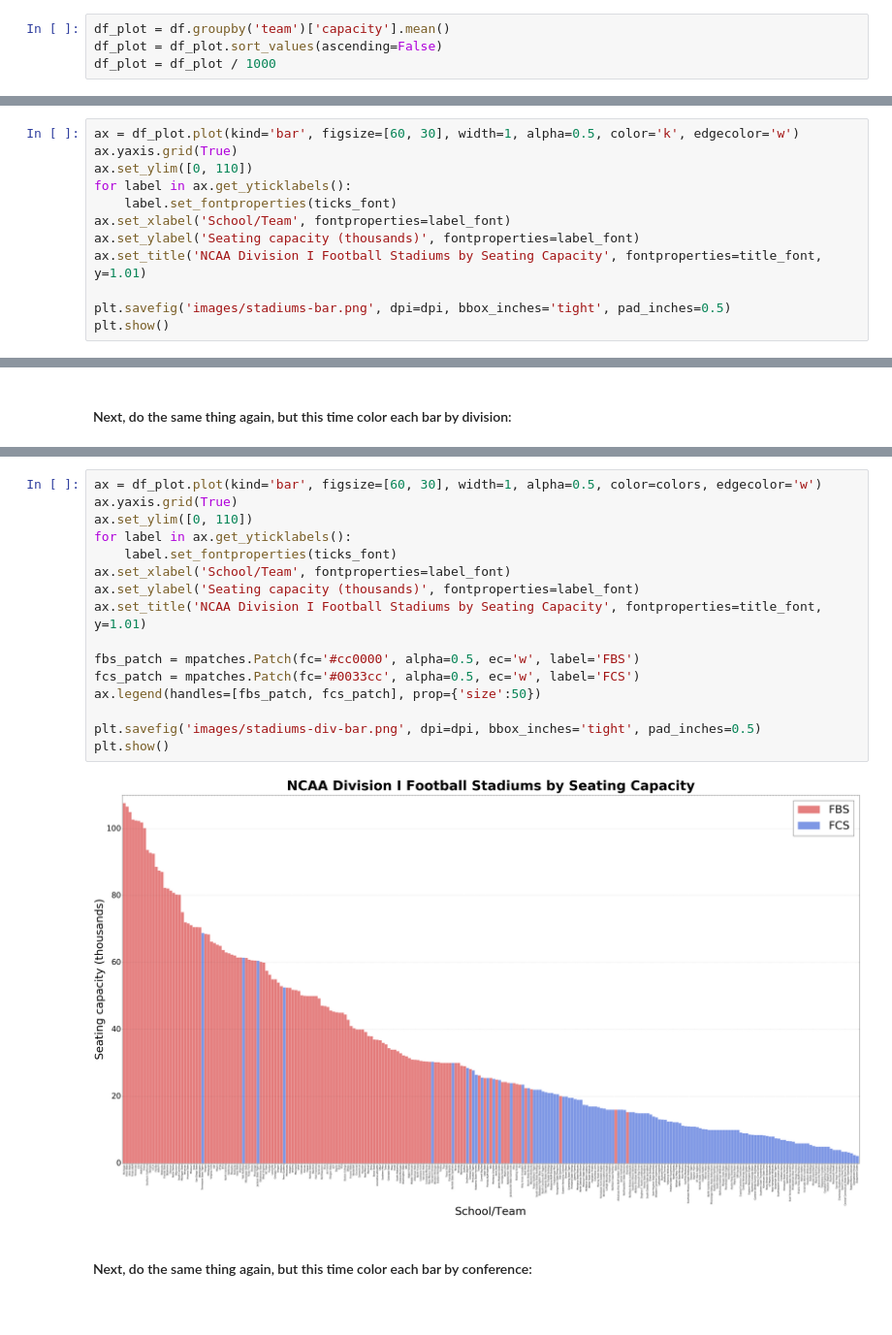
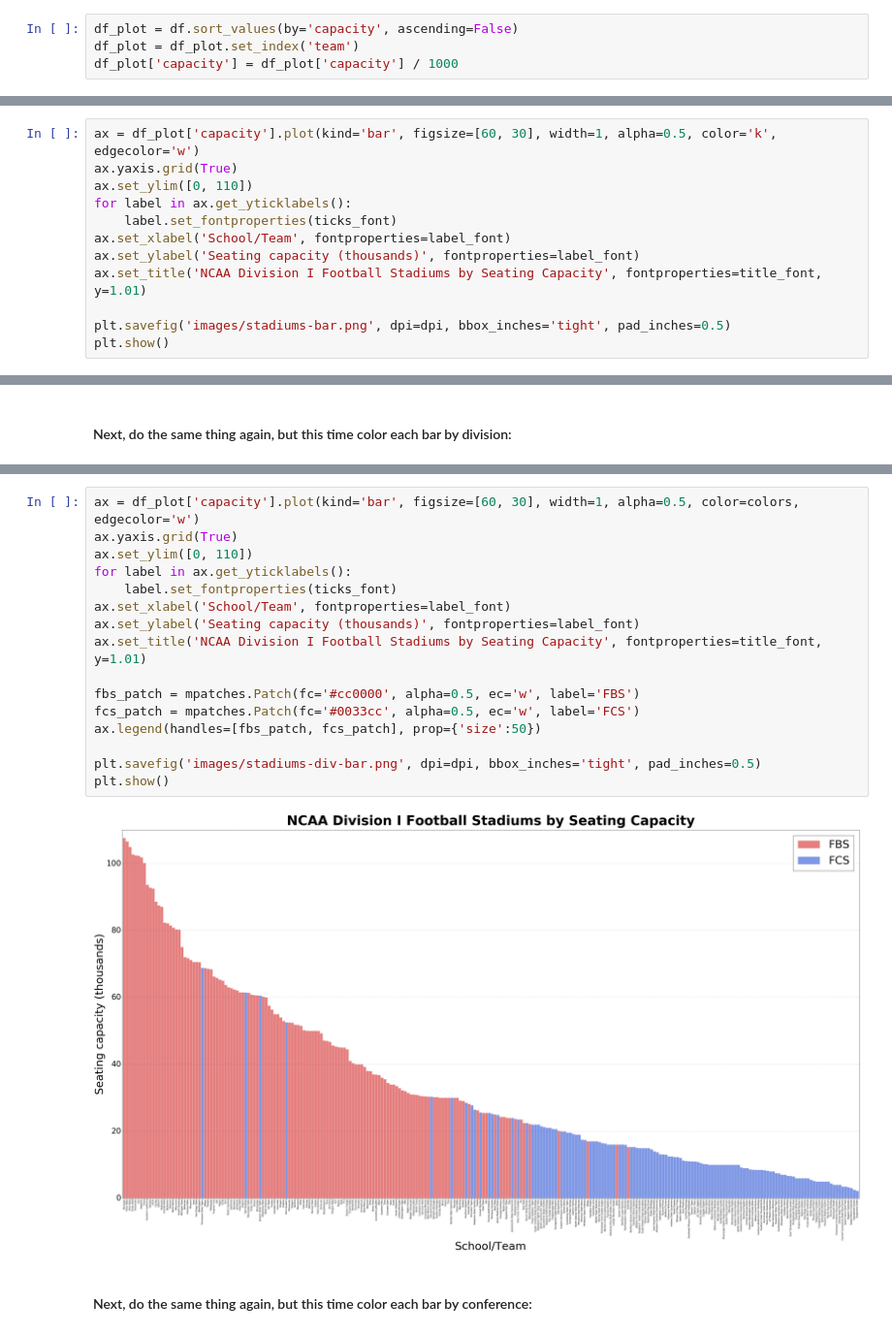
Before and after one commit to gboeing/data-visualization, a Jupyter notebook: ncaa-football-stadiums/visualize-football-stadiums.ipynb, the cells around one changed output, grey strips where cells are left out. Shown at 97% size. Saved outputs shown, nothing was run; the diff lists cells and outputs as text.

```diff
--- a/ncaa-football-stadiums/visualize-football-stadiums.ipynb
+++ b/ncaa-football-stadiums/visualize-football-stadiums.ipynb
@@ -57,7 +57,7 @@ plt.show()
 # %% [markdown]
 ## Visualize the seating capacity by school/team
 # %%
-df_plot = df.groupby('team')['capacity'].mean()
-df_plot = df_plot.sort_values(ascending=False)
-df_plot = df_plot / 1000
+df_plot = df.sort_values(by='capacity', ascending=False)
+df_plot = df_plot.set_index('team')
+df_plot['capacity'] = df_plot['capacity'] / 1000
 # %%
@@ -78,7 +78,7 @@ title_font = fm.FontProperties(family='Bitstream Vera Sans', style='normal', siz
 label_font = fm.FontProperties(family='Bitstream Vera Sans', style='normal', size=50, weight='normal', stretch='normal')
 ticks_font = fm.FontProperties(family='Bitstream Vera Sans', style='normal', size=35, weight='normal', stretch='normal')
 # %%
-ax = df_plot.plot(kind='bar', figsize=[60, 30], width=1, alpha=0.5, color='k', edgecolor='w')
+ax = df_plot['capacity'].plot(kind='bar', figsize=[60, 30], width=1, alpha=0.5, color='k', edgecolor='w')
 ax.yaxis.grid(True)
 ax.set_ylim([0, 110])
 for label in ax.get_yticklabels():
@@ -97,23 +98,23 @@ plt.show()
 divs = [df[df['team']==label].iloc[0]['div'] for label in df_plot.index]
 colors = ['#cc0000' if div=='fbs' else '#0033cc' for div in divs]
 # %%
-ax = df_plot.plot(kind='bar', figsize=[60, 30], width=1, alpha=0.5, color=colors, edgecolor='w')
+ax = df_plot['capacity'].plot(kind='bar', figsize=[60, 30], width=1, alpha=0.5, color=colors, edgecolor='w')
 ax.yaxis.grid(True)
 ax.set_ylim([0, 110])
 for label in ax.get_yticklabels():
     label.set_fontproperties(ticks_font)
 ax.set_xlabel('School/Team', fontproperties=label_font)
 ax.set_ylabel('Seating capacity (thousands)', fontproperties=label_font)
 ax.set_title('NCAA Division I Football Stadiums by Seating Capacity', fontproperties=title_font, y=1.01)
 
 fbs_patch = mpatches.Patch(fc='#cc0000', alpha=0.5, ec='w', label='FBS')
 fcs_patch = mpatches.Patch(fc='#0033cc', alpha=0.5, ec='w', label='FCS')
 ax.legend(handles=[fbs_patch, fcs_patch], prop={'size':50})
 
 plt.savefig('images/stadiums-div-bar.png', dpi=dpi, bbox_inches='tight', pad_inches=0.5)
 plt.show()
 # %% [output]
-[figure, old version]
+[figure, new version]
 # %% [markdown]
 #### Next, do the same thing again, but this time color each bar by conference:
 # %%
```
Also changed, not shown: parts of 19 cells of this notebook, 6 other files.
